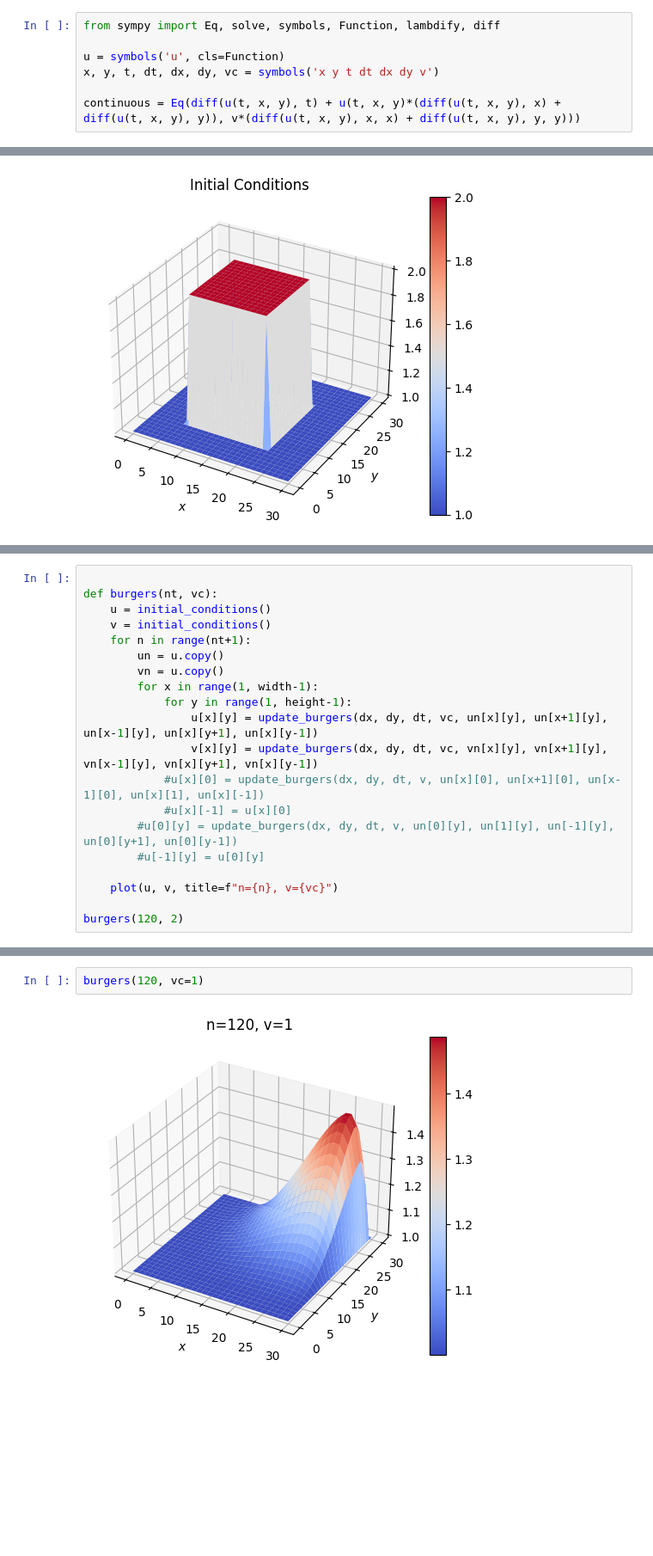
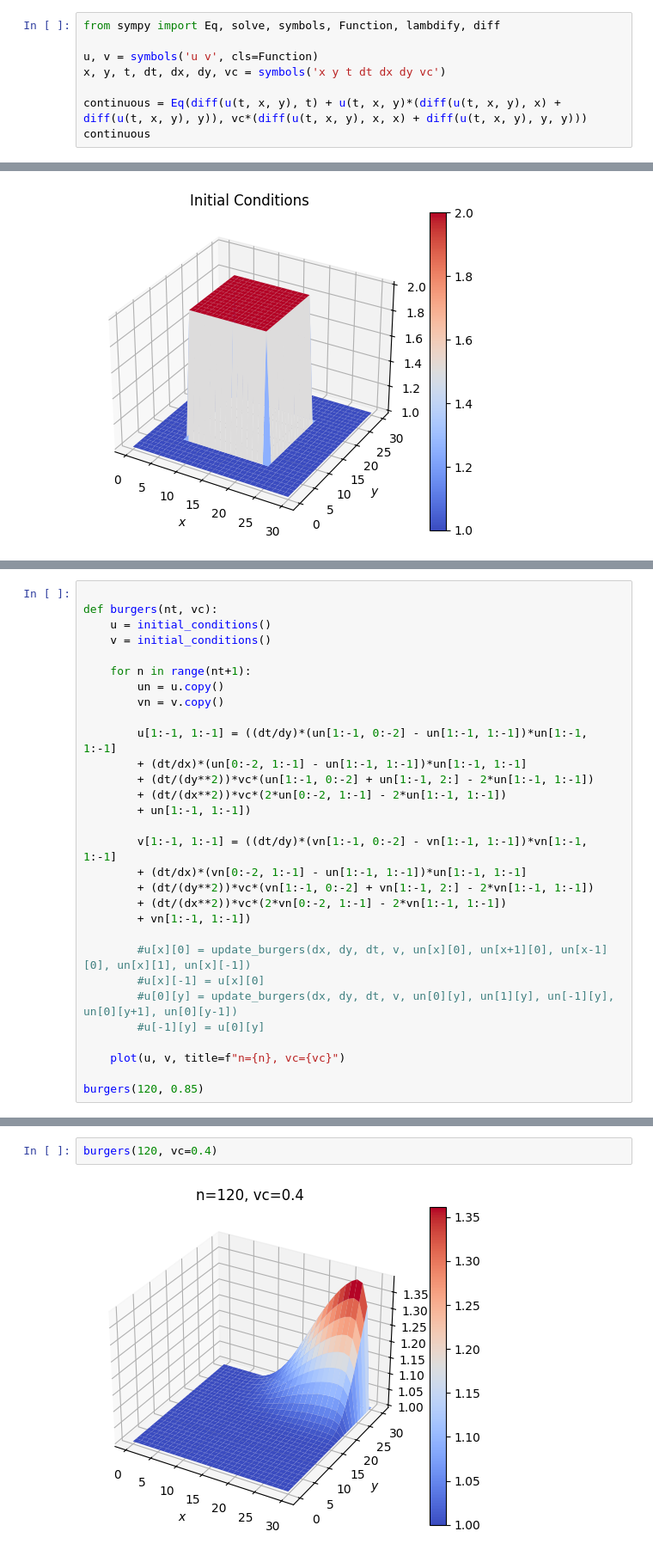
Before and after one commit to ColouredCat/Fluid_Sums, a Jupyter notebook: 2d-burgers.ipynb, the cells around one changed output, grey strips where cells are left out. Shown at 86% size. Cells and saved outputs as stored; diff of their text form; blank space fills up the shorter version.

Commit message:
Added calcualtions in parralel for burgers equation

```diff
--- a/2d-burgers.ipynb
+++ b/2d-burgers.ipynb
@@ -3,8 +3,9 @@
 # %%
 from sympy import Eq, solve, symbols, Function, lambdify, diff
 
-u = symbols('u', cls=Function)
-x, y, t, dt, dx, dy, vc = symbols('x y t dt dx dy v')
+u, v = symbols('u v', cls=Function)
+x, y, t, dt, dx, dy, vc = symbols('x y t dt dx dy vc')
 
-continuous = Eq(diff(u(t, x, y), t) + u(t, x, y)*(diff(u(t, x, y), x) + diff(u(t, x, y), y)), v*(diff(u(t, x, y), x, x) + diff(u(t, x, y), y, y)))
+continuous = Eq(diff(u(t, x, y), t) + u(t, x, y)*(diff(u(t, x, y), x) + diff(u(t, x, y), y)), vc*(diff(u(t, x, y), x, x) + diff(u(t, x, y), y, y)))
+continuous
 # %% [output]
@@ -68,19 +84,29 @@ plot(initial_conditions(), initial_conditions(), title="Initial Conditions")
 def burgers(nt, vc):
     u = initial_conditions()
     v = initial_conditions()
+
     for n in range(nt+1):
         un = u.copy()
-        vn = u.copy()
-        for x in range(1, width-1):
-            for y in range(1, height-1):
-                u[x][y] = update_burgers(dx, dy, dt, vc, un[x][y], un[x+1][y], un[x-1][y], un[x][y+1], un[x][y-1])
-                v[x][y] = update_burgers(dx, dy, dt, vc, vn[x][y], vn[x+1][y], vn[x-1][y], vn[x][y+1], vn[x][y-1])
-            #u[x][0] = update_burgers(dx, dy, dt, v, un[x][0], un[x+1][0], un[x-1][0], un[x][1], un[x][-1])
-            #u[x][-1] = u[x][0]
+        vn = v.copy()
+
+        u[1:-1, 1:-1] = ((dt/dy)*(un[1:-1, 0:-2] - un[1:-1, 1:-1])*un[1:-1, 1:-1]
+        + (dt/dx)*(un[0:-2, 1:-1] - un[1:-1, 1:-1])*un[1:-1, 1:-1]
+        + (dt/(dy**2))*vc*(un[1:-1, 0:-2] + un[1:-1, 2:] - 2*un[1:-1, 1:-1])
+        + (dt/(dx**2))*vc*(2*un[0:-2, 1:-1] - 2*un[1:-1, 1:-1])
+        + un[1:-1, 1:-1])
+
+        v[1:-1, 1:-1] = ((dt/dy)*(vn[1:-1, 0:-2] - vn[1:-1, 1:-1])*vn[1:-1, 1:-1]
+        + (dt/dx)*(vn[0:-2, 1:-1] - un[1:-1, 1:-1])*un[1:-1, 1:-1]
+        + (dt/(dy**2))*vc*(vn[1:-1, 0:-2] + vn[1:-1, 2:] - 2*vn[1:-1, 1:-1])
+        + (dt/(dx**2))*vc*(2*vn[0:-2, 1:-1] - 2*vn[1:-1, 1:-1])
+        + vn[1:-1, 1:-1])
+
+        #u[x][0] = update_burgers(dx, dy, dt, v, un[x][0], un[x+1][0], un[x-1][0], un[x][1], un[x][-1])
+        #u[x][-1] = u[x][0]
         #u[0][y] = update_burgers(dx, dy, dt, v, un[0][y], un[1][y], un[-1][y], un[0][y+1], un[0][y-1])
         #u[-1][y] = u[0][y]
 
-    plot(u, v, title=f"n={n}, v={vc}")
+    plot(u, v, title=f"n={n}, vc={vc}")
 
-burgers(120, 2)
+burgers(120, 0.85)
 # %% [output]
@@ -88,7 +114,7 @@ burgers(120, 2)
 # %%
-burgers(120, vc=1)
+burgers(120, vc=0.4)
 # %% [output]
-[figure, old version]
+[figure, new version]
 # %%
 burgers(120, vc=0.1)
 # %% [output]
```
Also changed, not shown: parts of 8 cells of this notebook.
